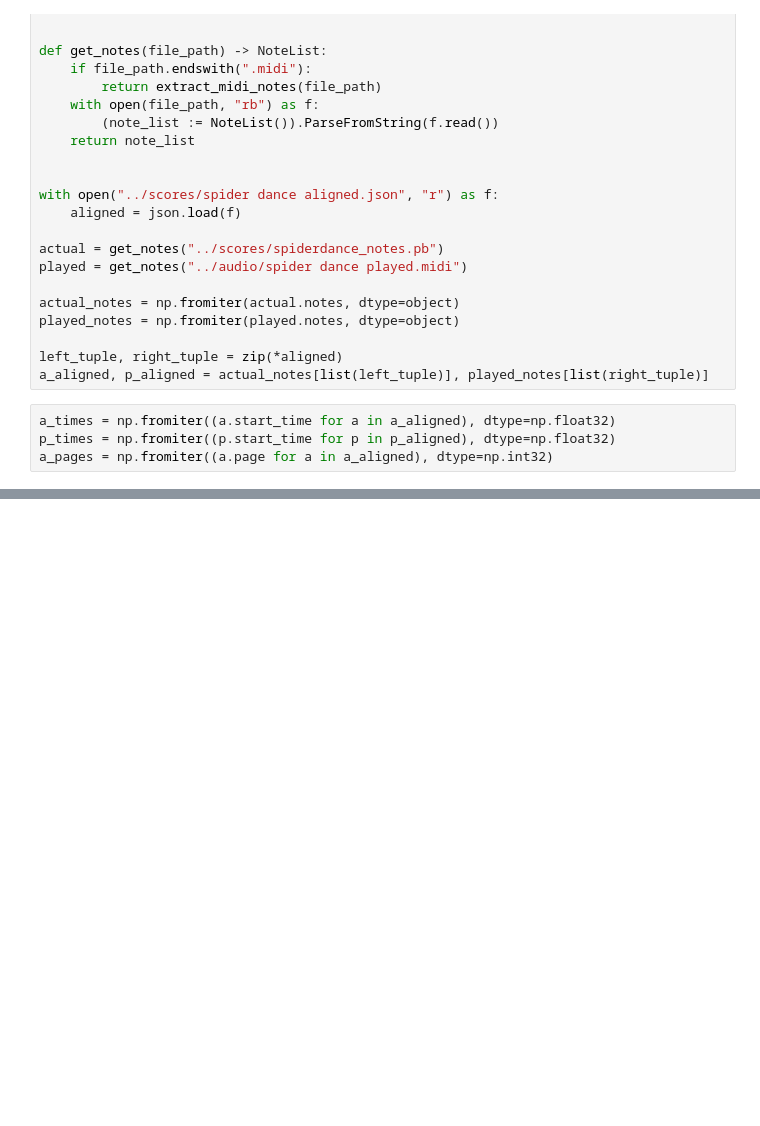
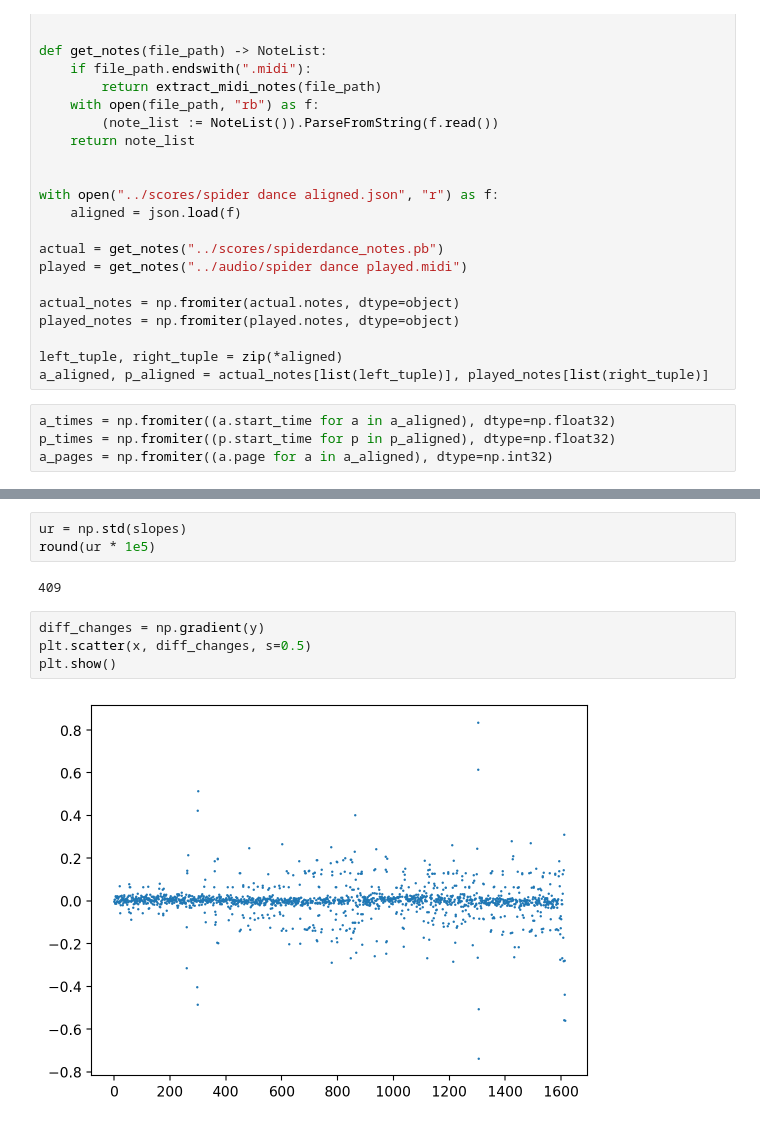
Before and after one commit to orangishcat/note, a Jupyter notebook: backend/resources/notebooks/tempo analysis.ipynb, the cells around one changed output, grey strips where cells are left out. Drawn from its saved outputs; the diff is of its cells as text; blank space fills up the shorter version.

```diff
--- a/backend/resources/notebooks/tempo analysis.ipynb
+++ b/backend/resources/notebooks/tempo analysis.ipynb
@@ -116,0 +129,11 @@ plt.show()
+# %%
+ur = np.std(slopes)
+round(ur * 1e5)
+# %% [output]
+409
+# %%
+diff_changes = np.gradient(y)
+plt.scatter(x, diff_changes, s=0.5)
+plt.show()
+# %% [output]
+[figure, added]
```
Also changed, not shown: parts of 3 cells of this notebook, 14 other files.
